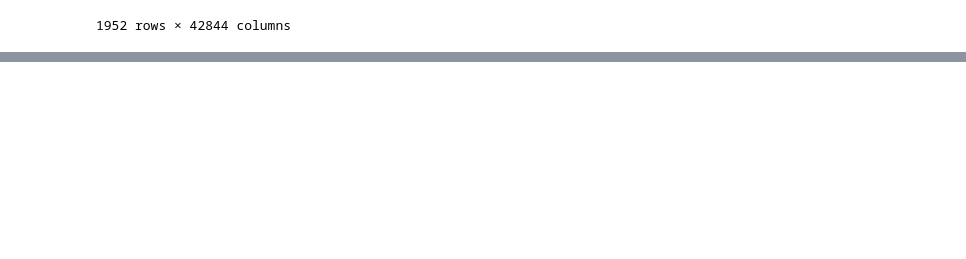
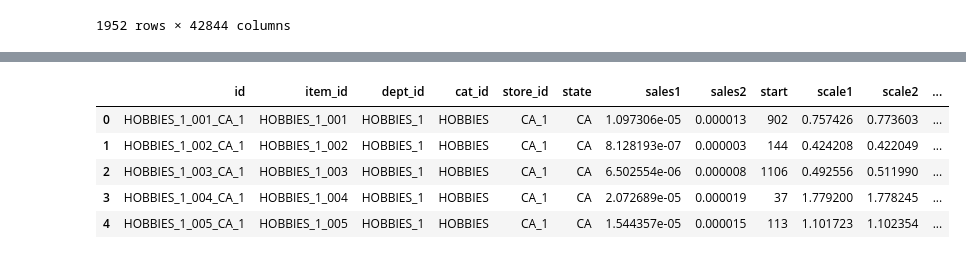
Before and after one commit to beckyydo/Project-2, a Jupyter notebook: Resources/Table2.ipynb, the cells around one changed output, grey strips where cells are left out. Drawn from its saved outputs; the diff is of its cells as text; code cells hidden in the pictures; blank space fills up the shorter version.

```diff
--- a/Resources/Table2.ipynb
+++ b/Resources/Table2.ipynb
@@ -226,0 +194,10 @@ sales_aug.groupby(by="a").sum()
+# %%
+final_df.rename(columns={"state_id": "state"}, inplace=True)
+final_df.head()
+# %% [output]
+|  | id | item_id | dept_id | cat_id | store_id | state | sales1 | sales2 | start | scale1 | scale2 | ... |
+| 0 | HOBBIES_1_001_CA_1 | HOBBIES_1_001 | HOBBIES_1 | HOBBIES | CA_1 | CA | 1.097306e-05 | 0.000013 | 902 | 0.757426 | 0.773603 | ... |
+| 1 | HOBBIES_1_002_CA_1 | HOBBIES_1_002 | HOBBIES_1 | HOBBIES | CA_1 | CA | 8.128193e-07 | 0.000003 | 144 | 0.424208 | 0.422049 | ... |
+| 2 | HOBBIES_1_003_CA_1 | HOBBIES_1_003 | HOBBIES_1 | HOBBIES | CA_1 | CA | 6.502554e-06 | 0.000008 | 1106 | 0.492556 | 0.511990 | ... |
+| 3 | HOBBIES_1_004_CA_1 | HOBBIES_1_004 | HOBBIES_1 | HOBBIES | CA_1 | CA | 2.072689e-05 | 0.000019 | 37 | 1.779200 | 1.778245 | ... |
+| 4 | HOBBIES_1_005_CA_1 | HOBBIES_1_005 | HOBBIES_1 | HOBBIES | CA_1 | CA | 1.544357e-05 | 0.000015 | 113 | 1.101723 | 1.102354 | ... |
```
Also changed, not shown: parts of 12 cells of this notebook.
